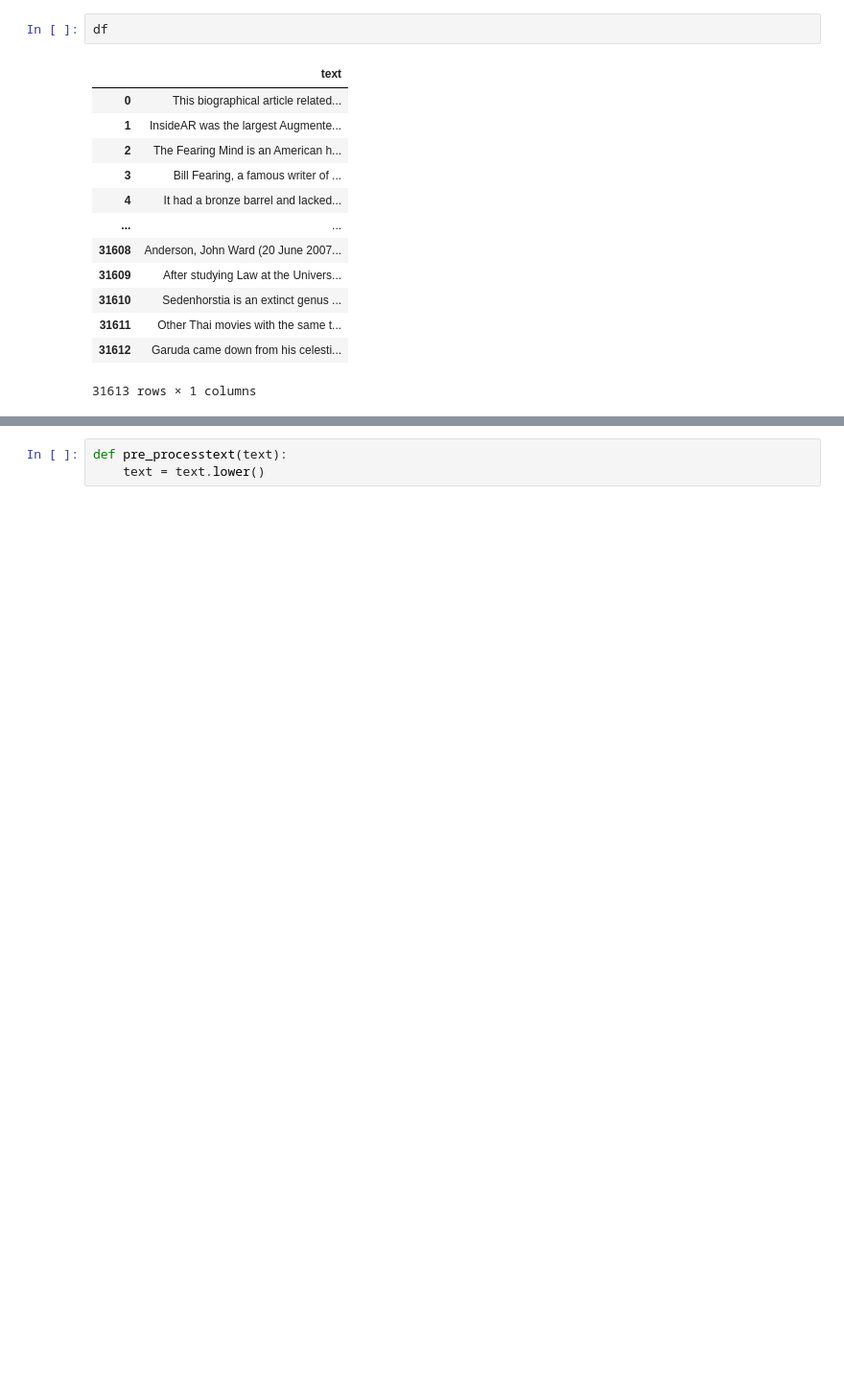
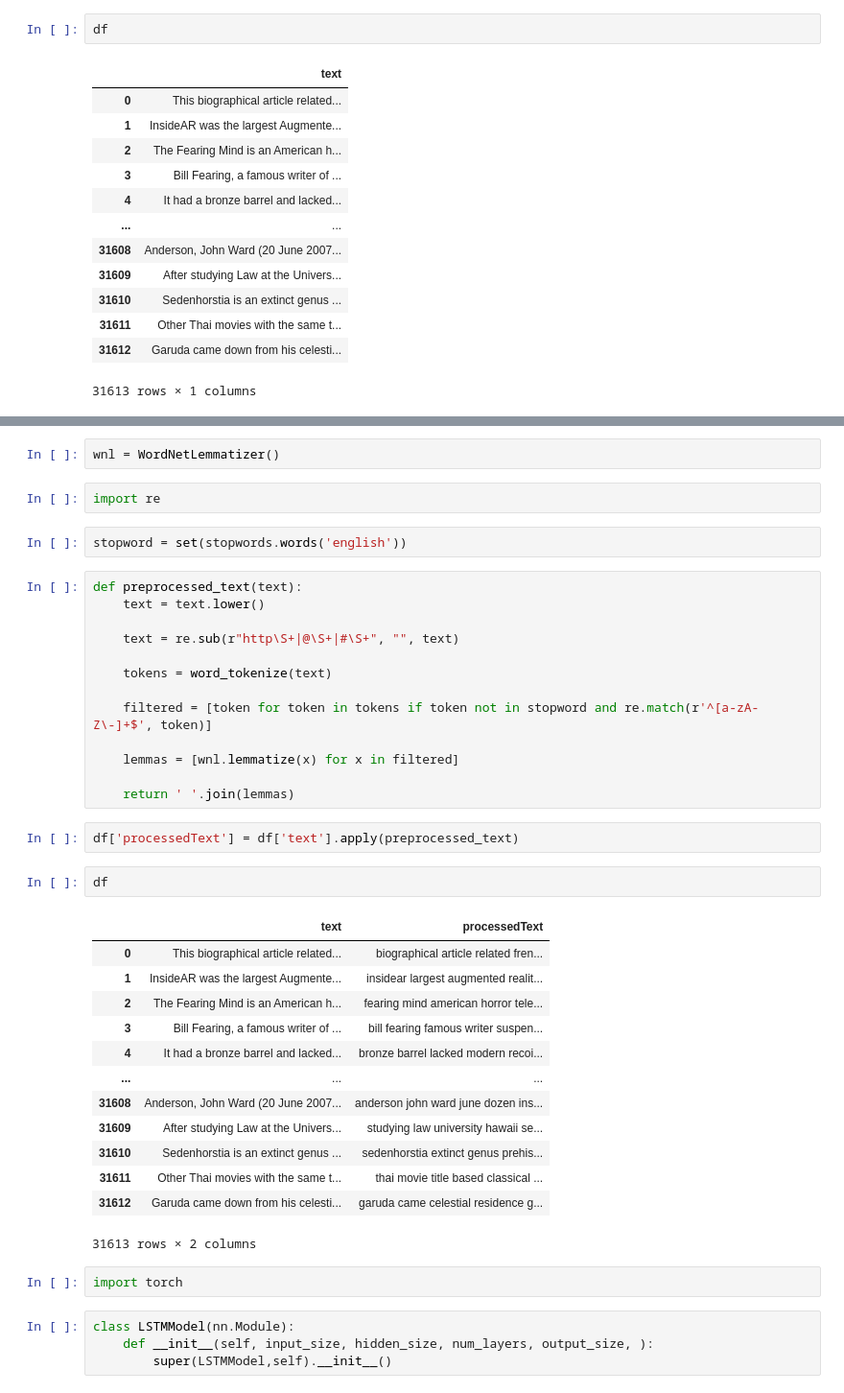
Before and after one commit to PR7175Z/NLP_Practice, a Jupyter notebook: LSTM/model.ipynb, the cells around one changed output, grey strips where cells are left out. Shown: that part at 96% size. Drawn from its saved outputs; the diff is of its cells as text; blank space fills up the shorter version.

```diff
--- a/LSTM/model.ipynb
+++ b/LSTM/model.ipynb
@@ -115,3 +139,43 @@ from torch.nn import LSTM
+# %%
+wnl = WordNetLemmatizer()
+# %%
+import re
+# %%
+stopword = set(stopwords.words('english'))
 # %%
-def pre_processtext(text):
+def preprocessed_text(text):
     text = text.lower()
+
+    text = re.sub(r"http\S+|@\S+|#\S+", "", text)
+
+    tokens = word_tokenize(text)
+
+    filtered = [token for token in tokens if token not in stopword and re.match(r'^[a-zA-Z\-]+$', token)]
+
+    lemmas = [wnl.lemmatize(x) for x in filtered]
+
+    return ' '.join(lemmas)
+# %%
+df['processedText'] = df['text'].apply(preprocessed_text)
+# %%
+df
+# %% [output]
+|  | text | processedText |
+| 0 | This biographical article related... | biographical article related fren... |
+| 1 | InsideAR was the largest Augmente... | insidear largest augmented realit... |
+| 2 | The Fearing Mind is an American h... | fearing mind american horror tele... |
+| 3 | Bill Fearing, a famous writer of ... | bill fearing famous writer suspen... |
+| 4 | It had a bronze barrel and lacked... | bronze barrel lacked modern recoi... |
+| ... | ... | ... |
+| 31608 | Anderson, John Ward (20 June 2007... | anderson john ward june dozen ins... |
+| 31609 | After studying Law at the Univers... | studying law university hawaii se... |
+| 31610 | Sedenhorstia is an extinct genus ... | sedenhorstia extinct genus prehis... |
+| 31611 | Other Thai movies with the same t... | thai movie title based classical ... |
+| 31612 | Garuda came down from his celesti... | garuda came celestial residence g... |
+31613 rows × 2 columns
+# %%
+import torch
+# %%
+class LSTMModel(nn.Module):
+    def __init__(self, input_size, hidden_size, num_layers, output_size, ):
+        super(LSTMModel,self).__init__()
```
Also changed, not shown: parts of 2 cells of this notebook.
